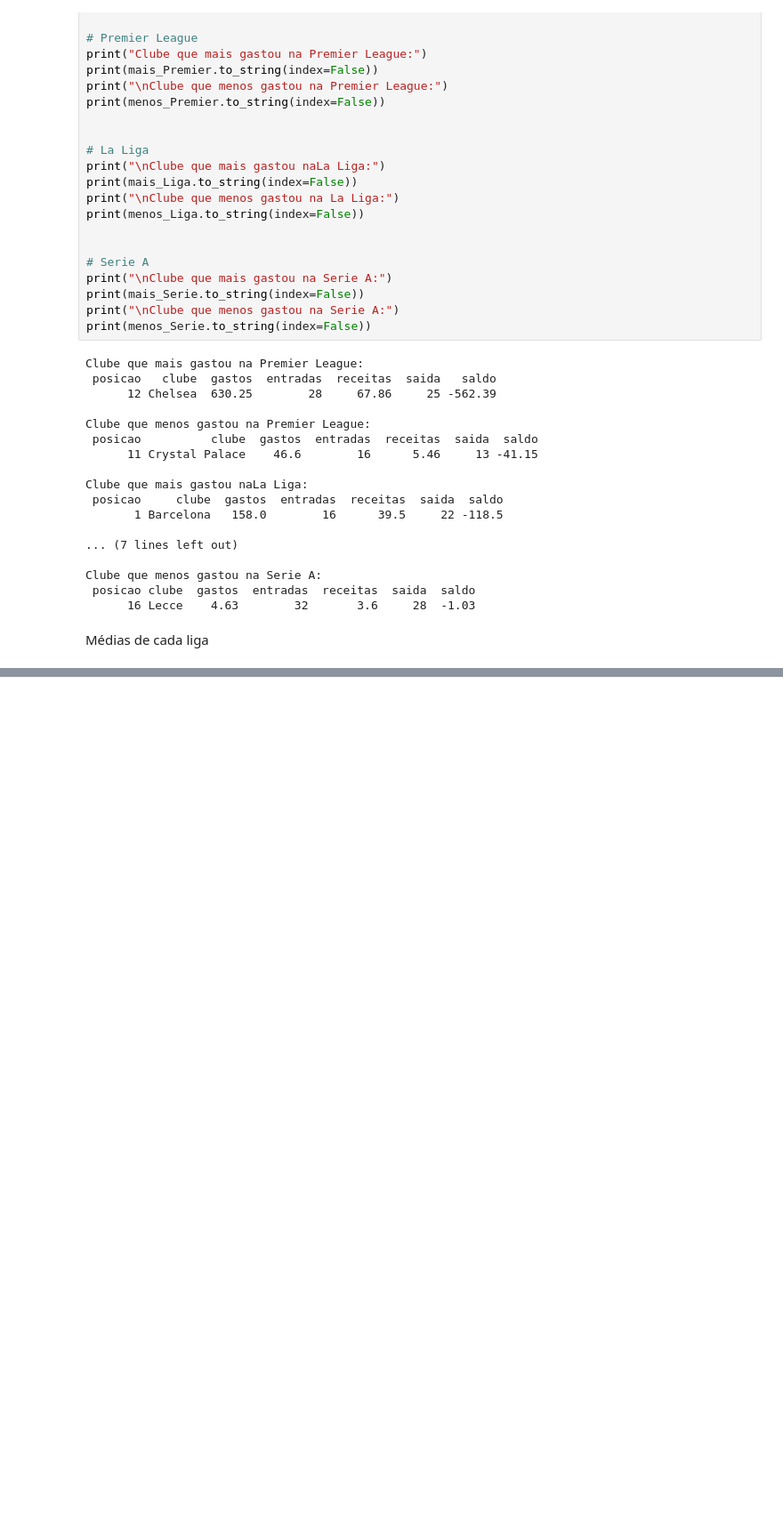
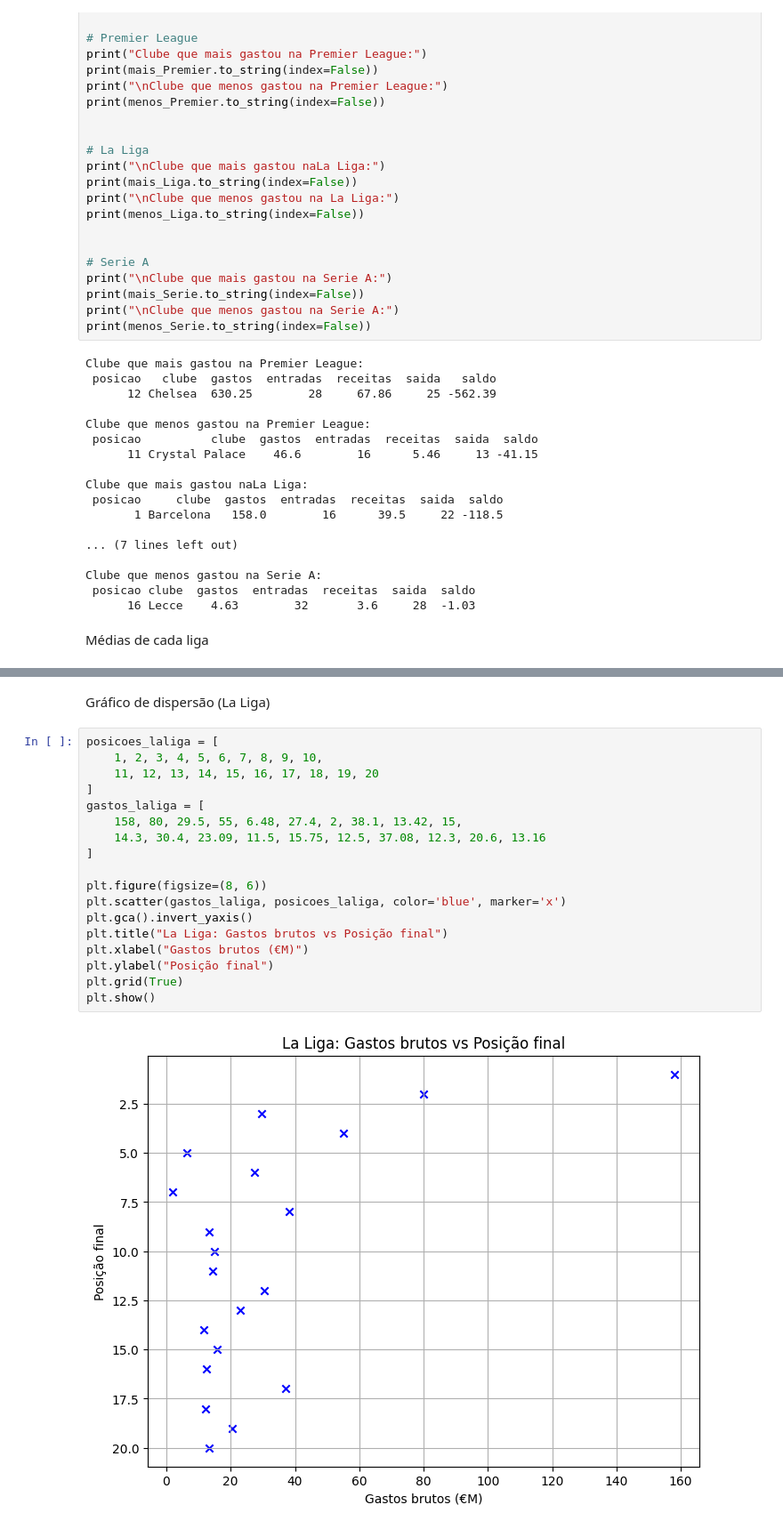
Before and after one commit to Noniskin/Projeto-Dirigido, a Jupyter notebook: Projeto_Dirigido.ipynb, the cells around one changed output, grey strips where cells are left out. Shown at 89% size. Saved outputs shown, nothing was run; the diff lists cells and outputs as text; blank space fills up the shorter version.

```diff
--- a/Projeto_Dirigido.ipynb
+++ b/Projeto_Dirigido.ipynb
@@ -311,0 +336,22 @@ dtype: float64
+# %% [markdown]
+Gráfico de dispersão (La Liga)
+# %%
+posicoes_laliga = [
+    1, 2, 3, 4, 5, 6, 7, 8, 9, 10,
+    11, 12, 13, 14, 15, 16, 17, 18, 19, 20
+]
+gastos_laliga = [
+    158, 80, 29.5, 55, 6.48, 27.4, 2, 38.1, 13.42, 15,
+    14.3, 30.4, 23.09, 11.5, 15.75, 12.5, 37.08, 12.3, 20.6, 13.16
+]
+
+plt.figure(figsize=(8, 6))
+plt.scatter(gastos_laliga, posicoes_laliga, color='blue', marker='x')
+plt.gca().invert_yaxis()
+plt.title("La Liga: Gastos brutos vs Posição final")
+plt.xlabel("Gastos brutos (€M)")
+plt.ylabel("Posição final")
+plt.grid(True)
+plt.show()
+# %% [output]
+[figure, added]
```
Also changed, not shown: parts of 5 cells of this notebook.
